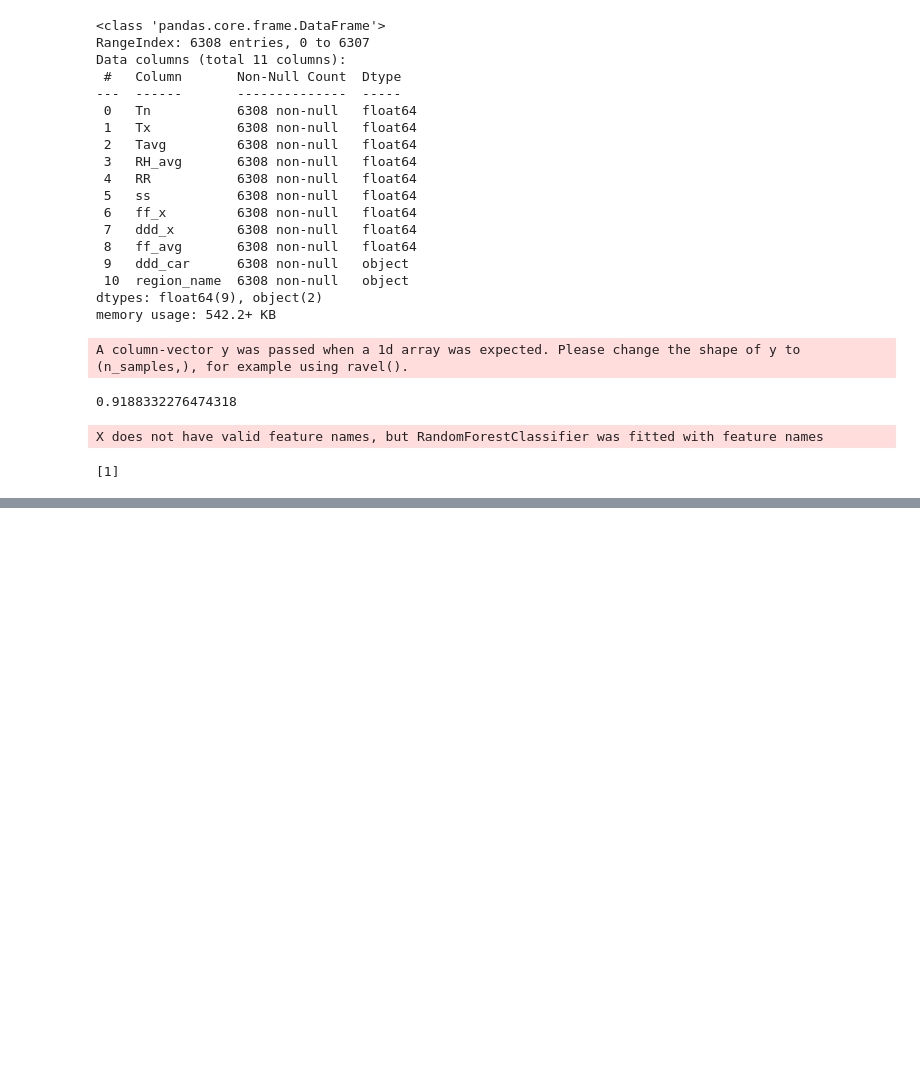
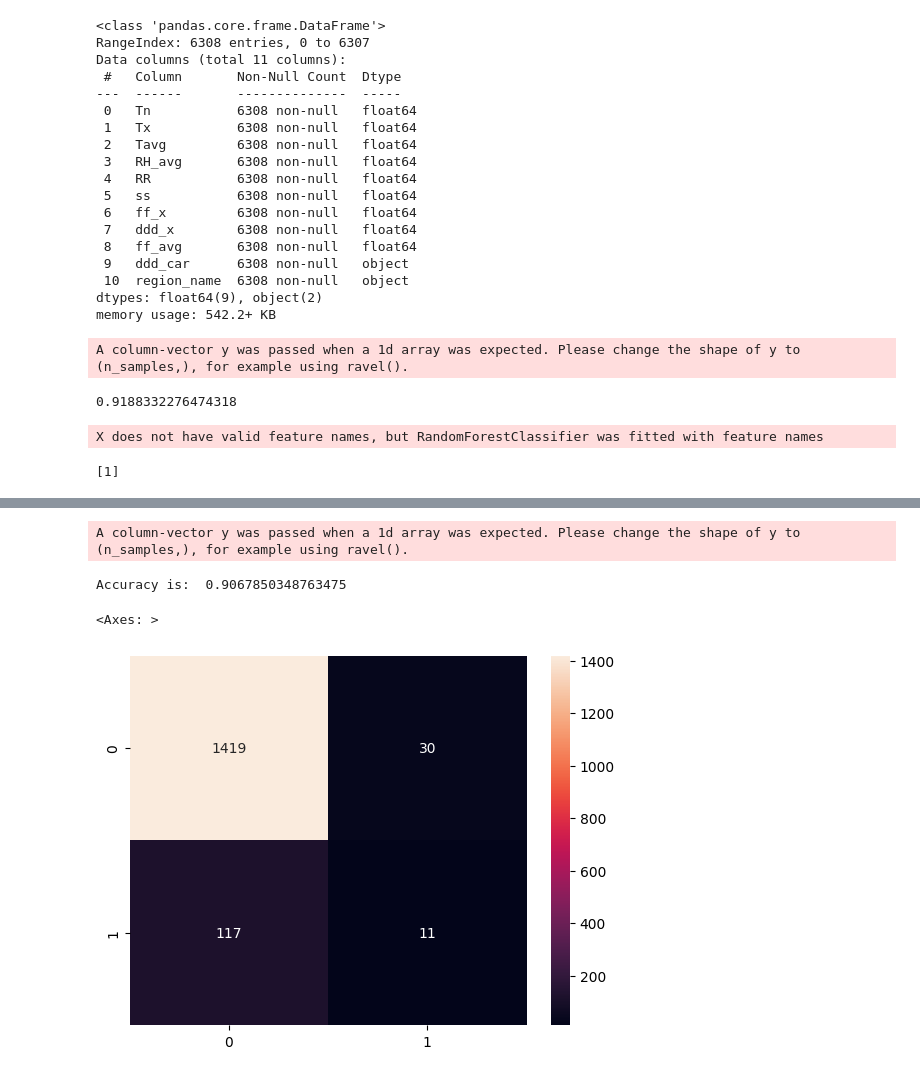
Before and after one commit to Fadhil-hi/Intern-BCC-2024, a Jupyter notebook: Code/models/random-forest.ipynb, the cells around one changed output, grey strips where cells are left out. Drawn from its saved outputs; the diff is of its cells as text; code cells hidden in the pictures; blank space fills up the shorter version.

Commit message:
add selection feature test

```diff
--- a/Code/models/random-forest.ipynb
+++ b/Code/models/random-forest.ipynb
@@ -436,0 +380,5 @@ memory usage: 222.4+ KB
+# %%
+from sklearn.feature_selection import SelectKBest
+from sklearn.feature_selection import chi2
+# find best scored 5 features
+select_feature = SelectKBest(chi2, k=5).fit(X_train, y_train)
@@ -436,0 +401,14 @@ memory usage: 222.4+ KB
+# %%
+X_train_2 = select_feature.transform(X_train)
+X_test_2 = select_feature.transform(X_test)
+clf_rf_2 = RandomForestClassifier(n_estimators=150, max_depth=15, random_state=42)
+clr_rf_2 = clf_rf_2.fit(X_train_2,y_train)
+ac_2 = accuracy_score(y_test,clf_rf_2.predict(X_test_2))
+print('Accuracy is: ',ac_2)
+cm_2 = confusion_matrix(y_test,clf_rf_2.predict(X_test_2))
+sns.heatmap(cm_2,annot=True,fmt="d")
+# %% [output]
+A column-vector y was passed when a 1d array was expected. Please change the shape of y to (n_samples,), for example using ravel().
+Accuracy is:  0.9067850348763475
+<Axes: >
+[figure, added]
```
Also changed, not shown: parts of 22 cells of this notebook.
